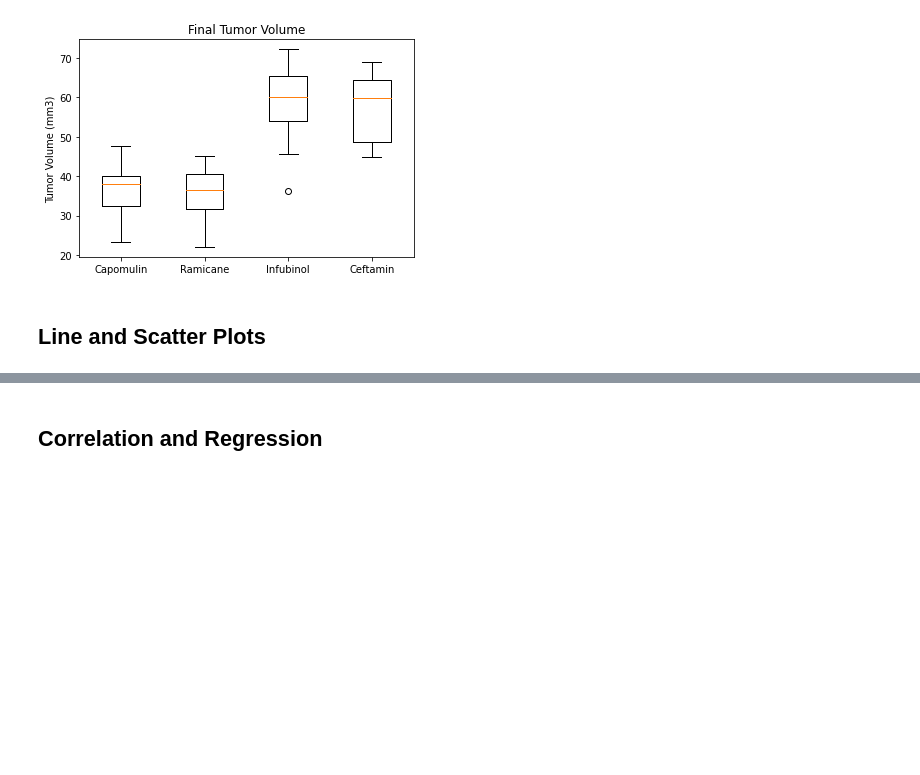
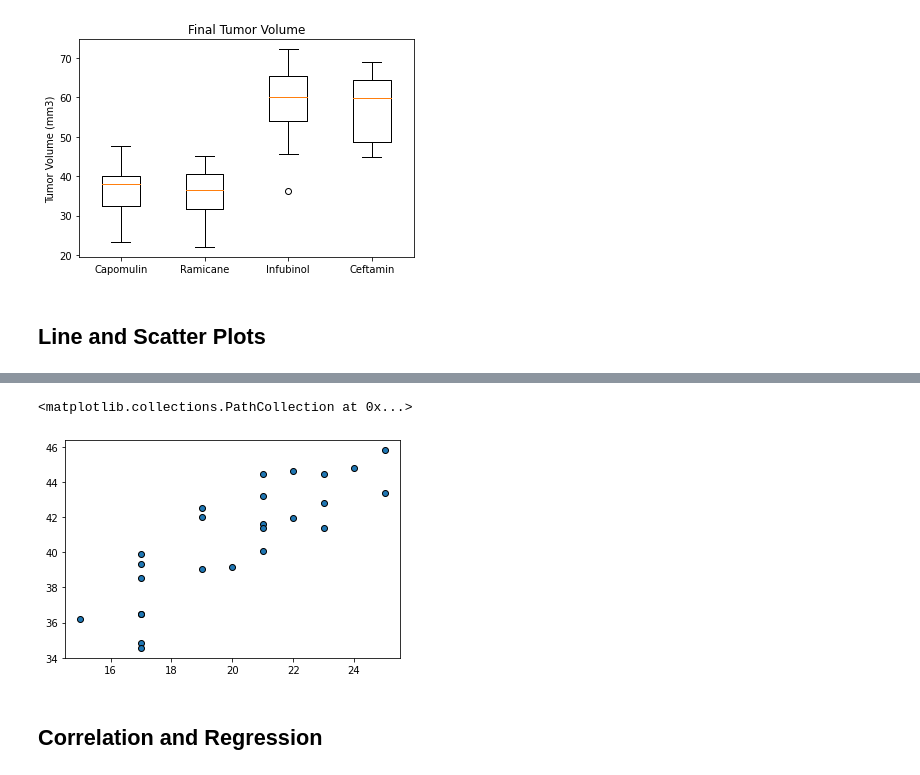
Before and after one commit to josh-acampado/matplotlib-challenge, a Jupyter notebook: pymaceuticals_starter.ipynb, the cells around one changed output, grey strips where cells are left out. Cells and saved outputs as stored; diff of their text form; code cells hidden in the pictures; blank space fills up the shorter version.

```diff
--- a/pymaceuticals_starter.ipynb
+++ b/pymaceuticals_starter.ipynb
@@ -245,6 +260,19 @@ plt.show()
 # %%
 # Generate a scatter plot of average tumor volume vs. mouse weight
 # for all mice in the Capomulin regimen
+
+#Find the values for tumor volume
+capomulin_mice_group = capomulin_mice_df.groupby(['Mouse ID'])
+capomulin_avg_tumor_volume = capomulin_mice_group['Tumor Volume (mm3)'].mean()
+#Find the values for mouse weight
+capomulin_mouse_weight = capomulin_mice_group['Weight (g)'].mean()
+
+#Plot the data
+plt.scatter(capomulin_mouse_weight, capomulin_avg_tumor_volume,
+           edgecolors = 'black')
+# %% [output]
+<matplotlib.collections.PathCollection at 0x...>
+[figure, added]
 # %% [markdown]
 ## Correlation and Regression
 # %%
```
Also changed, not shown: parts of 2 cells of this notebook.
